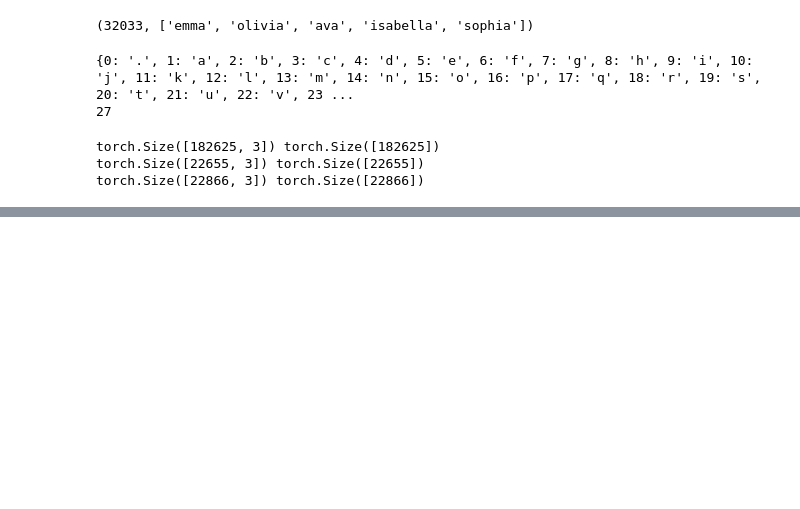
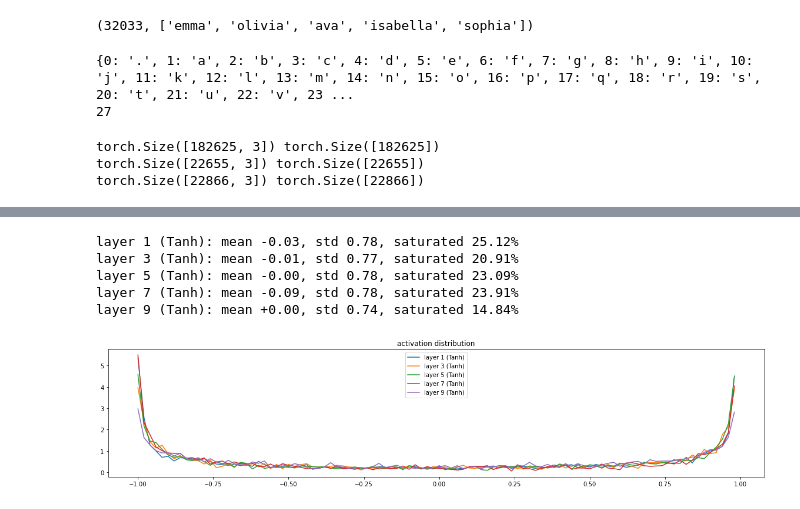
Before and after one commit to majorschwartz/karpathy-ml, a Jupyter notebook: mm_mlp_extended.ipynb, the cells around one changed output, grey strips where cells are left out. Cells and saved outputs as stored; diff of their text form; code cells hidden in the pictures; blank space fills up the shorter version.

```diff
--- a/mm_mlp_extended.ipynb
+++ b/mm_mlp_extended.ipynb
@@ -200,0 +285,28 @@ aza
+# %%
+n_embd = 10 # embedding size
+n_hidden = 100 # hidden layer size
+g = torch.Generator().manual_seed(2147483647)
+
+C = torch.randn((vocab_size, n_embd), generator=g)
+
+layers = [
+	Linear(n_embd * block_size, n_hidden), Tanh(),
+	Linear(n_hidden, n_hidden), Tanh(),
+	Linear(n_hidden, n_hidden), Tanh(),
+	Linear(n_hidden, n_hidden), Tanh(),
+	Linear(n_hidden, n_hidden), Tanh(),
+	Linear(n_hidden, vocab_size),
+]
+
+with torch.no_grad():
+	# last layer: make less confident
+	layers[-1].weight *= 0.1
+	# all others: apply gain
+	for l in layers[:-1]:
+		if isinstance(l, Linear):
+			l.weight *= 5/3
+
+parameters = [C] + [p for l in layers for p in l.parameters()]
+print(sum(p.nelement() for p in parameters)) # number of parameters in total
+for p in parameters:
+	p.requires_grad = True
@@ -200,0 +357,22 @@ aza
+# %%
+# visualize histograms
+plt.figure(figsize=(20, 4)) # width and height
+legends = []
+
+for i, layer in enumerate(layers[:-1]):
+	if isinstance(layer, Tanh):
+		t = layer.out
+		print(f'layer %d (%s): mean %+.2f, std %.2f, saturated %.2f%%' % (i, layer.__class__.__name__, t.mean(), t.std(), (torch.abs(t) > 0.97).float().mean()*100))
+		hy, hx = torch.histogram(t, density=True)
+		plt.plot(hx[:-1].detach(), hy.detach())
+		legends.append(f'layer {i} ({layer.__class__.__name__})')
+
+plt.legend(legends);
+plt.title('activation distribution');
+# %% [output]
+layer 1 (Tanh): mean -0.03, std 0.78, saturated 25.12%
+layer 3 (Tanh): mean -0.01, std 0.77, saturated 20.91%
+layer 5 (Tanh): mean -0.00, std 0.78, saturated 23.09%
+layer 7 (Tanh): mean -0.09, std 0.78, saturated 23.91%
+layer 9 (Tanh): mean +0.00, std 0.74, saturated 14.84%
+[figure, added]
```
Also changed, not shown: parts of 17 cells of this notebook.
